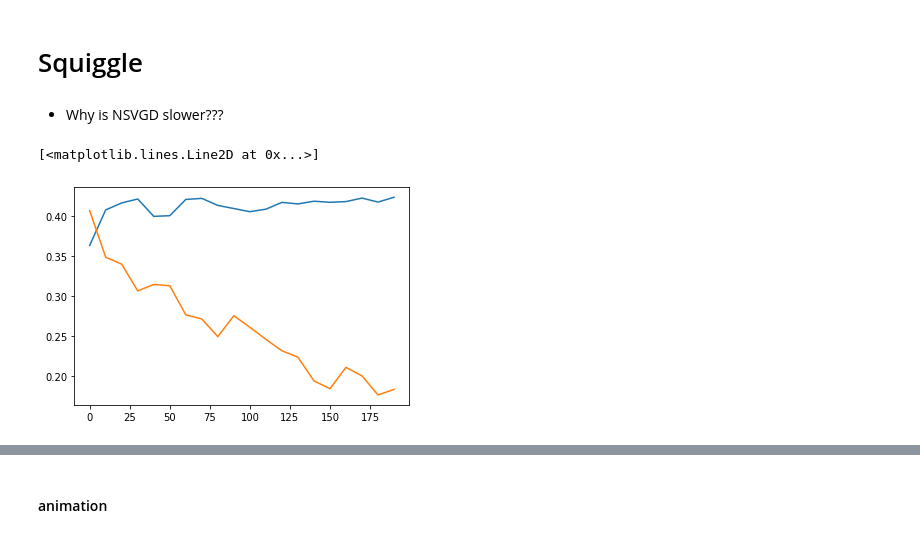
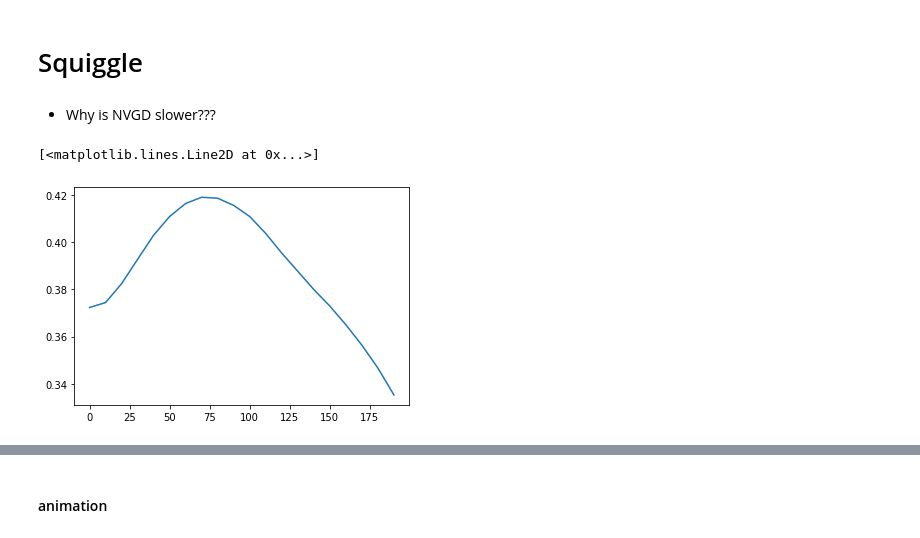
Before and after one commit to ratschlab/projects-2020-Neural-SVGD, a Jupyter notebook: notebooks/experiments/2d-neural-SVGD.ipynb, the cells around one changed output, grey strips where cells are left out. Saved outputs shown, nothing was run; the diff lists cells and outputs as text; code cells hidden in the pictures.

```diff
--- a/notebooks/experiments/2d-neural-SVGD.ipynb
+++ b/notebooks/experiments/2d-neural-SVGD.ipynb
@@ -100,7 +100,7 @@ neural_learner, neural_particles, err1 = flows.neural_svgd_flow(subkey, setup, n
 # svgd_gradient, svgd_particles, err2    = flows.svgd_flow(       subkey, setup, n_particles=n_particles, n_steps=n_steps, particle_lr=particle_lr, noise_level=0., scaled=True,  bandwidth=None)
 # sgld_gradient, sgld_particles, err3    = flows.sgld_flow(       subkey, setup, n_particles=n_particles, n_steps=n_steps, particle_lr=particle_lr, noise_level=1.)
 # %% [markdown]
-* Why is NSVGD slower???
+* Why is NVGD slower???
 # %%
 # copy of stale run
 n_steps = 200
@@ -117,10 +117,10 @@ sgld_gradient, sgld_particles, err3    = flows.sgld_flow(       subkey, setup, n
 %matplotlib inline
 # %%
 plt.plot(*zip(*neural_particles.rundata["mmd"]))
-plt.plot(*zip(*sgld_particles.rundata["mmd"]))
+# plt.plot(*zip(*sgld_particles.rundata["mmd"]))
 # %% [output]
 [<matplotlib.lines.Line2D at 0x...>]
-[figure, old version]
+[figure, new version]
 # %%
 %matplotlib inline
 sample_list = [p.particles for p in (neural_particles, svgd_particles)] + [target.sample(n_particles)]
```
Also changed, not shown: parts of 6 cells of this notebook, 7 other files.
